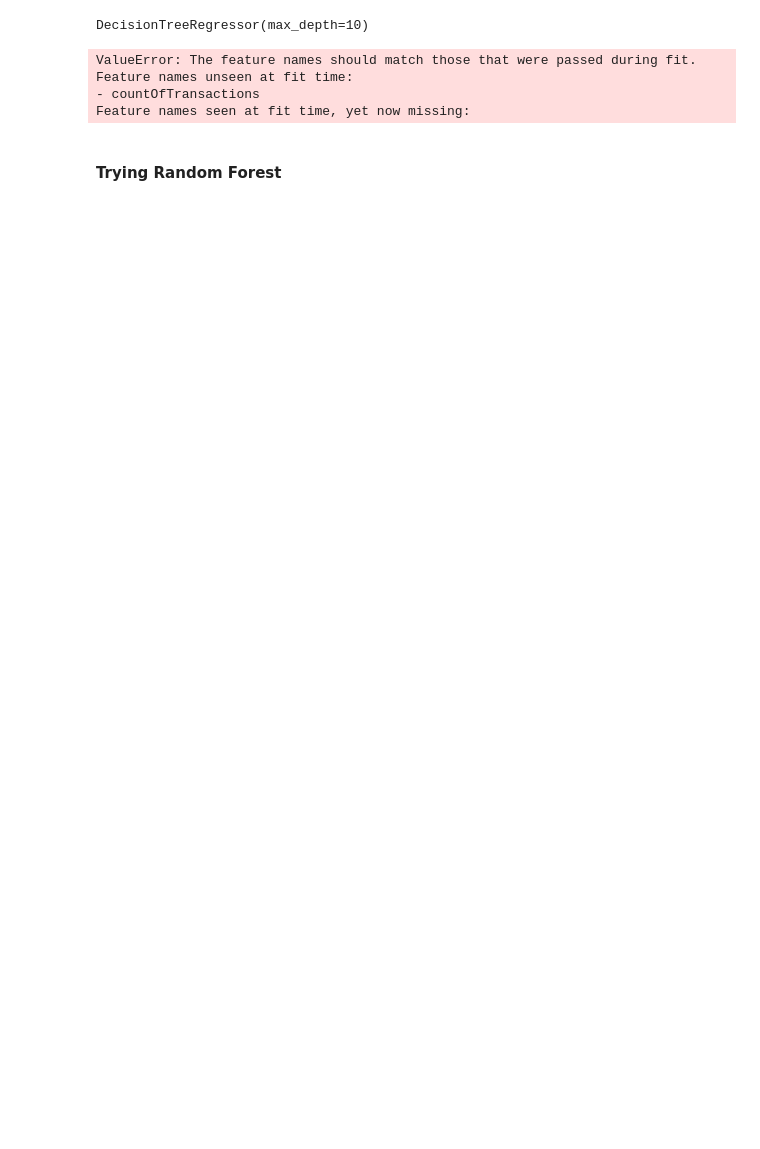
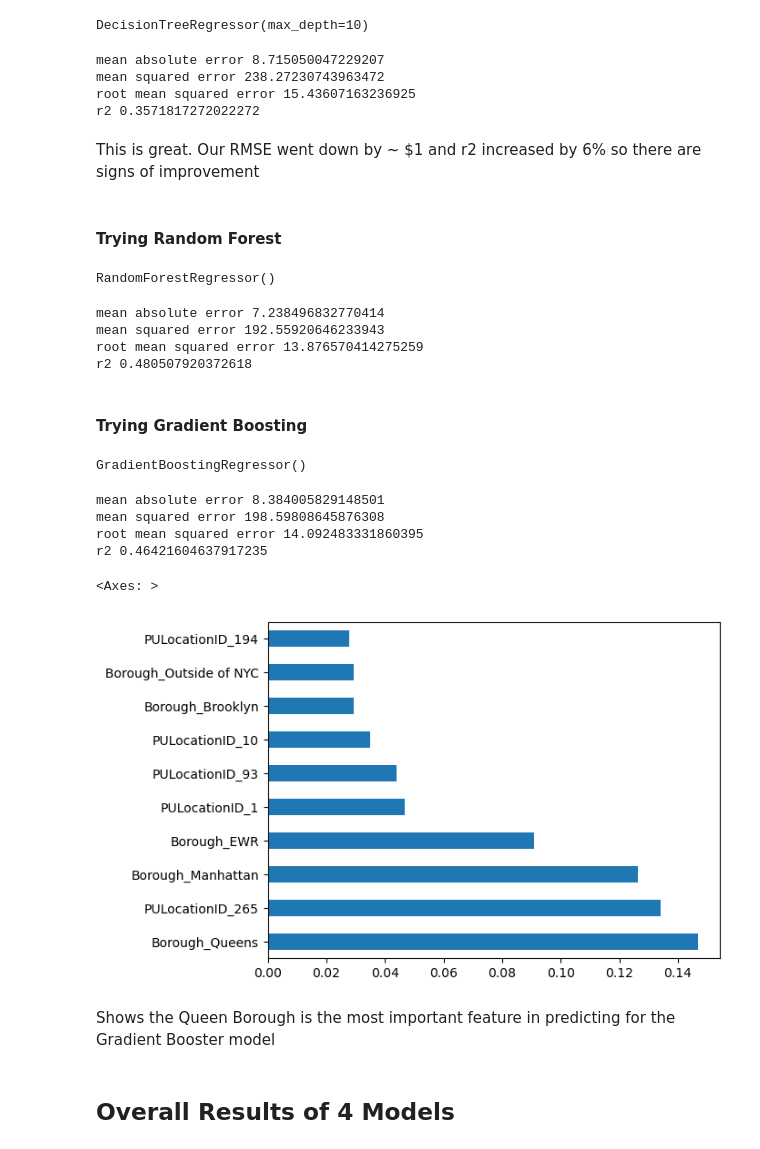
Before and after one commit to samcirceo/New-York-Taxi-Analysis, a Jupyter notebook: PresentableNotebook.ipynb, the cells around one changed output. Drawn from its saved outputs; the diff is of its cells as text; code cells hidden in the pictures; blank space fills up the shorter version.

Commit message:
added readme and added plot to notebook

```diff
--- a/PresentableNotebook.ipynb
+++ b/PresentableNotebook.ipynb
@@ -390,23 +419,25 @@ X= pd.get_dummies(X)
 X_train, X_test, y_train, y_test = train_test_split(X,y, test_size=.2, random_state=42)
 # %%
 from sklearn.tree import DecisionTreeRegressor
- #need MD or else it will overfit
-decision_tree= DecisionTreeRegressor(max_depth=10)
-decision_tree.fit(X_train, y_train)
+ #need Max Depth or else it will overfit
+decision_treeweather= DecisionTreeRegressor(max_depth=10)
+decision_treeweather.fit(X_train, y_train)
 # %% [output]
 DecisionTreeRegressor(max_depth=10)
 # %%
-y_pred = decision_tree.predict(X_testb)
+y_pred = decision_treeweather.predict(X_test)
 
 print('mean absolute error', mean_absolute_error(y_test,y_pred )  )
 print('mean squared error', mean_squared_error(y_test,y_pred ))
 print('root mean squared error', root_mean_squared_error(y_test,y_pred ))
 print ('r2', r2_score(y_test,y_pred ))
 # %% [output]
-ValueError: The feature names should match those that were passed during fit.
-Feature names unseen at fit time:
-- countOfTransactions
-Feature names seen at fit time, yet now missing:
+mean absolute error 8.715050047229207
+mean squared error 238.27230743963472
+root mean squared error 15.43607163236925
+r2 0.3571817272022272
+# %% [markdown]
+This is great. Our RMSE went down by ~ $1 and r2 increased by 6% so there are signs of improvement
 # %% [markdown]
 #### Trying Random Forest
 # %%
@@ -414,3 +445,48 @@ from sklearn.ensemble import RandomForestRegressor
 
 RFmodel= RandomForestRegressor()
 RFmodel.fit(X_train, y_train)
+# %% [output]
+RandomForestRegressor()
+# %%
+y_pred = RFmodel.predict(X_test)
+
+print('mean absolute error', mean_absolute_error(y_test,y_pred )  )
+print('mean squared error', mean_squared_error(y_test,y_pred ))
+print('root mean squared error', root_mean_squared_error(y_test,y_pred ))
+print ('r2', r2_score(y_test,y_pred ))
+# %% [output]
+mean absolute error 7.238496832770414
+mean squared error 192.55920646233943
+root mean squared error 13.876570414275259
+r2 0.480507920372618
+# %% [markdown]
+#### Trying Gradient Boosting
+# %%
+from sklearn.ensemble import GradientBoostingRegressor
+
+GBmodel= GradientBoostingRegressor()
+GBmodel.fit(X_train, y_train)
+# %% [output]
+GradientBoostingRegressor()
+# %%
+y_pred = GBmodel.predict(X_test)
+
+
+print('mean absolute error', mean_absolute_error(y_test,y_pred )  )
+print('mean squared error', mean_squared_error(y_test,y_pred ))
+print('root mean squared error', root_mean_squared_error(y_test,y_pred ))
+print ('r2', r2_score(y_test,y_pred ))
+# %% [output]
+mean absolute error 8.384005829148501
+mean squared error 198.59808645876308
+root mean squared error 14.092483331860395
+r2 0.46421604637917235
+# %%
+pd.Series(GBmodel.feature_importances_, index= X_train.columns).nlargest(10).plot(kind='barh')
+# %% [output]
+<Axes: >
+[figure, added]
+# %% [markdown]
+Shows the Queen Borough is the most important feature in predicting for the Gradient Booster model
+# %% [markdown]
+## Overall Results of 4 Models
```
Also changed, not shown: parts of 35 cells of this notebook, 1 other file.
